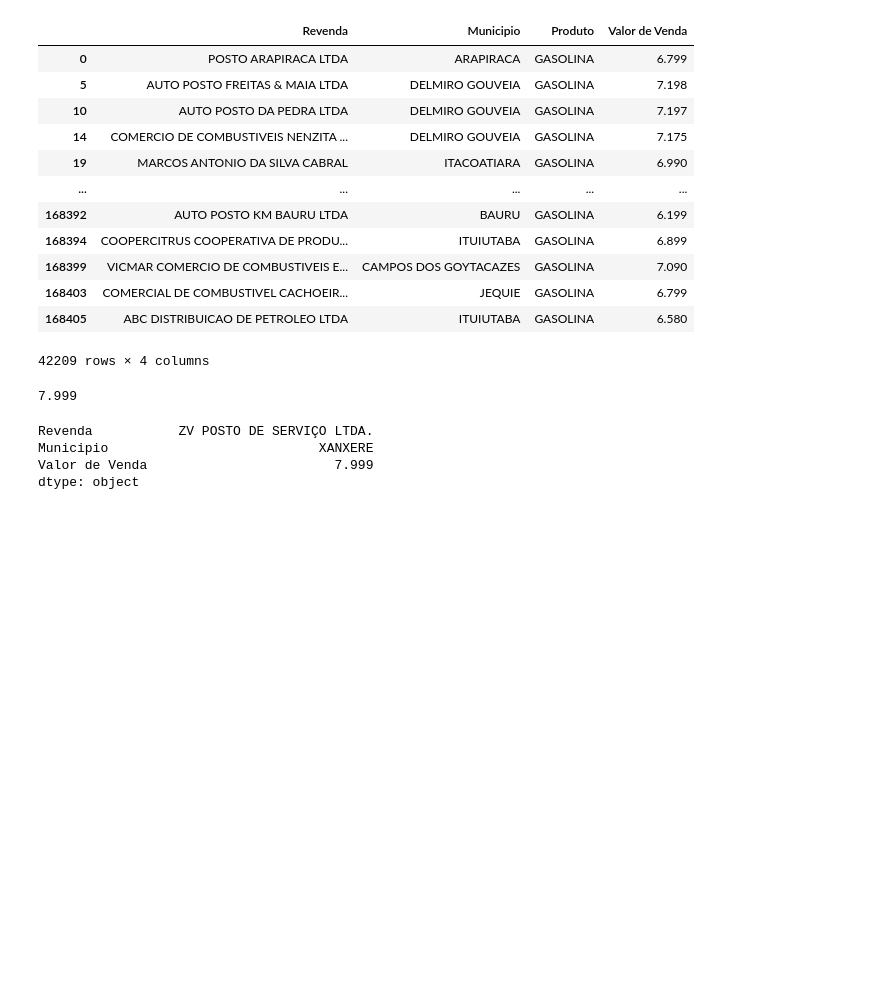
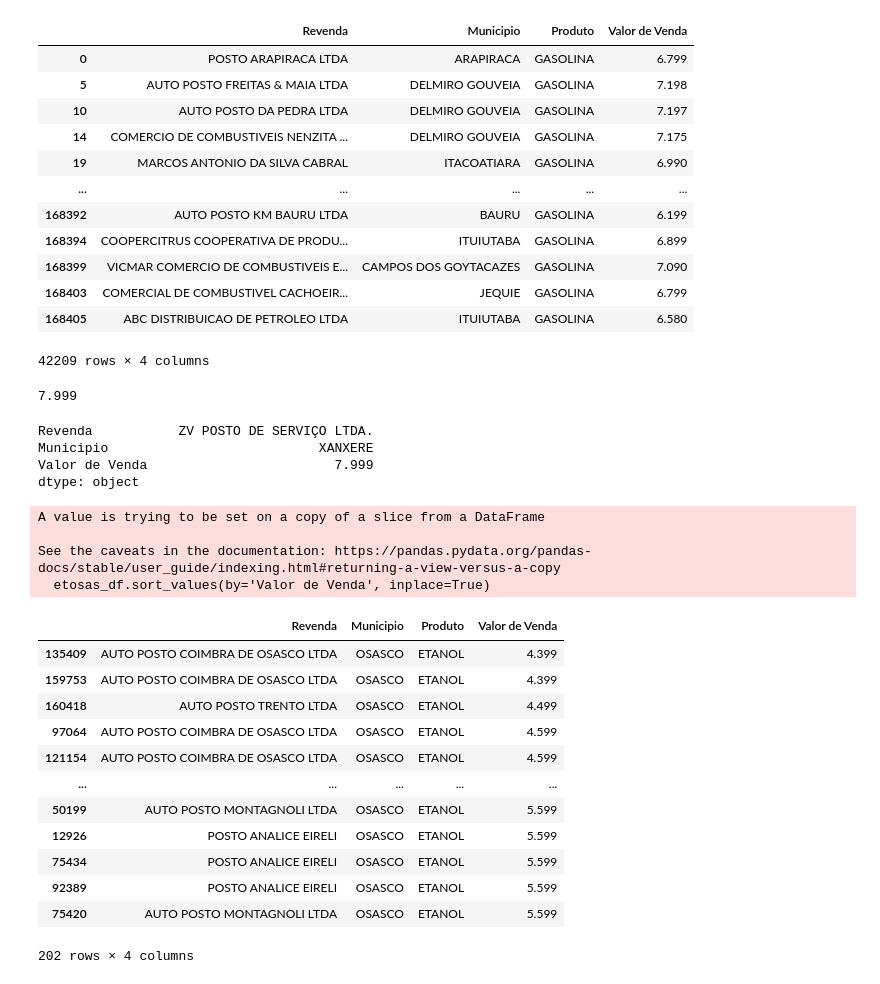
Before and after one commit to Fael3113/Primeiro-Exemplo-em-Pandas, a Jupyter notebook: Exemplo em Pandas.ipynb, the cells around one changed output. Saved outputs shown, nothing was run; the diff lists cells and outputs as text; code cells hidden in the pictures; blank space fills up the shorter version.

```diff
--- a/Exemplo em Pandas.ipynb
+++ b/Exemplo em Pandas.ipynb
@@ -199,3 +199,29 @@ Revenda           ZV POSTO DE SERVIÇO LTDA.
 Municipio                           XANXERE
 Valor de Venda                        7.999
 dtype: object
+# %%
+#DataFrame.loc[] com multiplas condições como filtro (pode-se criar outra dataframe se preferir)
+#Quais são os preços nos postos que vendem ETANOL em determinado municipio
+#Ordenado pelo menor valor ao maior (inplace=True serve para "salvar" a informação do sort_values)
+#Caso use diplay diretamente ao usar o sorrt_values, não é necessário o inplace=True
+etosas_df = cb_df.loc[(cb_df['Produto'] == 'ETANOL') & (cb_df['Municipio'] == 'OSASCO')]
+etosas_df.sort_values(by='Valor de Venda', inplace=True)
+display(etosas_df)
+# %% [output]
+A value is trying to be set on a copy of a slice from a DataFrame
+
+See the caveats in the documentation: https://pandas.pydata.org/pandas-docs/stable/user_guide/indexing.html#returning-a-view-versus-a-copy
+  etosas_df.sort_values(by='Valor de Venda', inplace=True)
+|  | Revenda | Municipio | Produto | Valor de Venda |
+| 135409 | AUTO POSTO COIMBRA DE OSASCO LTDA | OSASCO | ETANOL | 4.399 |
+| 159753 | AUTO POSTO COIMBRA DE OSASCO LTDA | OSASCO | ETANOL | 4.399 |
+| 160418 | AUTO POSTO TRENTO LTDA | OSASCO | ETANOL | 4.499 |
+| 97064 | AUTO POSTO COIMBRA DE OSASCO LTDA | OSASCO | ETANOL | 4.599 |
+| 121154 | AUTO POSTO COIMBRA DE OSASCO LTDA | OSASCO | ETANOL | 4.599 |
+| ... | ... | ... | ... | ... |
+| 50199 | AUTO POSTO MONTAGNOLI LTDA | OSASCO | ETANOL | 5.599 |
+| 12926 | POSTO ANALICE EIRELI | OSASCO | ETANOL | 5.599 |
+| 75434 | POSTO ANALICE EIRELI | OSASCO | ETANOL | 5.599 |
+| 92389 | POSTO ANALICE EIRELI | OSASCO | ETANOL | 5.599 |
+| 75420 | AUTO POSTO MONTAGNOLI LTDA | OSASCO | ETANOL | 5.599 |
+202 rows × 4 columns
```
Also changed, not shown: parts of 2 cells of this notebook.
